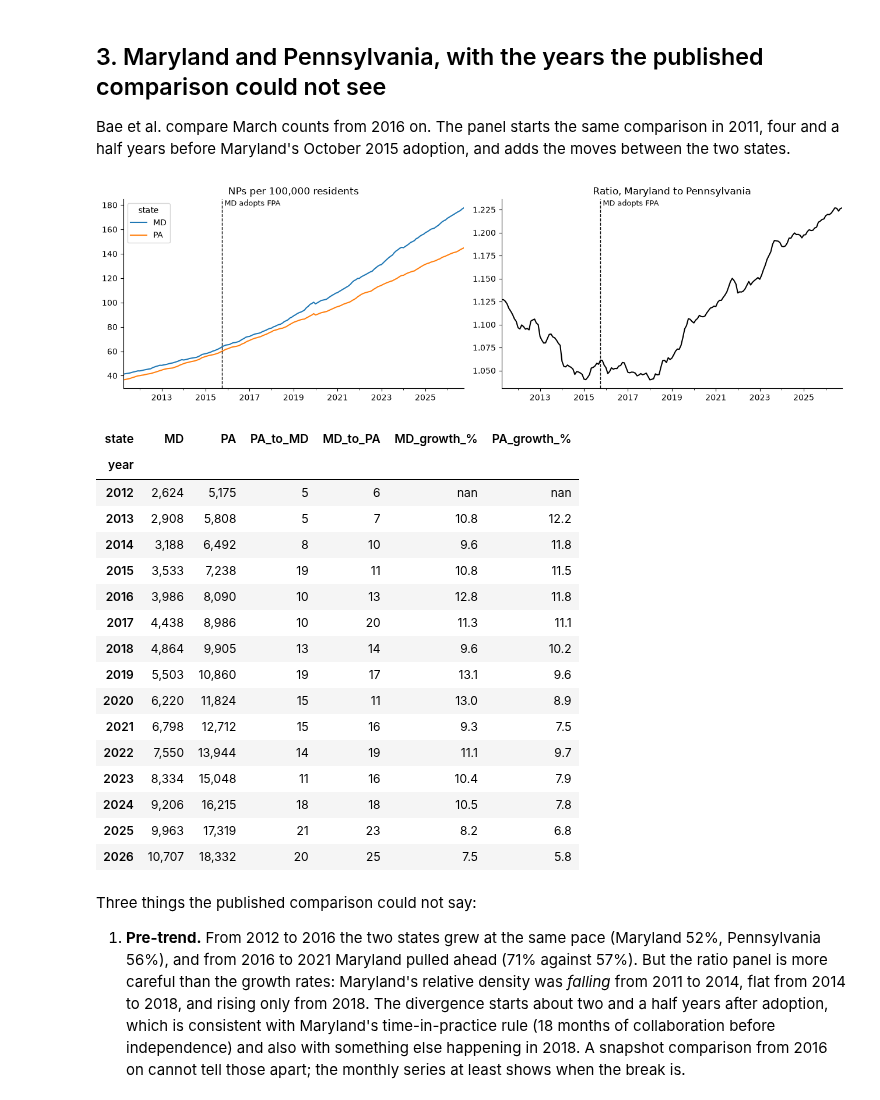
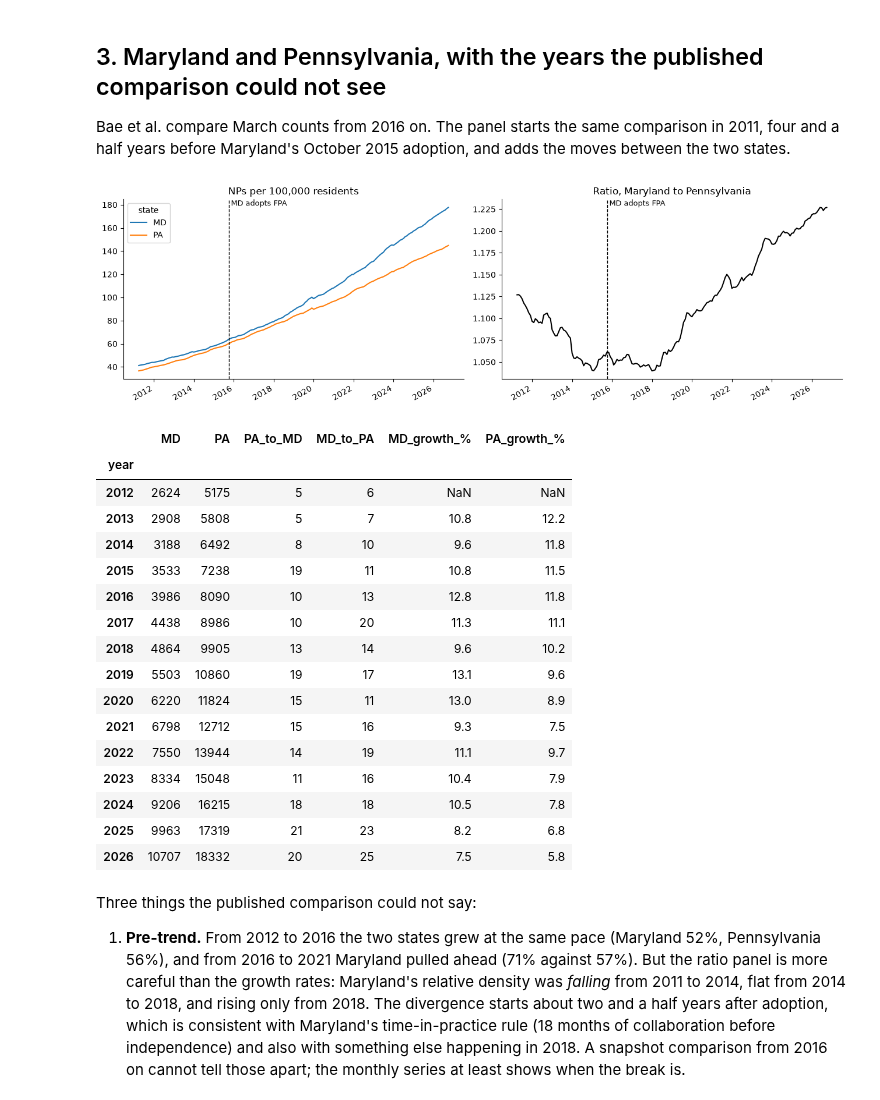
Before and after one commit to nathansutton/healthcare-ledger, a Jupyter notebook: research/np-full-practice-authority/np_full_practice_authority.ipynb, the cells around one changed output. Saved outputs shown, nothing was run; the diff lists cells and outputs as text; code cells hidden in the pictures.

```diff
--- a/notebooks/01_nurse_practitioners_full_practice_authority.ipynb
+++ b/research/np-full-practice-authority/np_full_practice_authority.ipynb
@@ -14,18 +14,20 @@ All three limits come from using NPPES as a snapshot. This notebook uses the mon
 
 The point of the notebook is the data, not a verdict. Read the estimates as what a researcher would get on day one, before the choices (regional controls, population weights, time-in-practice rules, anticipation) that a paper would have to make.
 # %%
-import sys, warnings
-sys.path.insert(0, ".")
+import warnings
 warnings.filterwarnings("ignore")
 import numpy as np, pandas as pd
 import matplotlib.pyplot as plt
 import pyfixest as pf
 from differences import ATTgt
-import nppes_nb as nb
+from pipeline import build
 
 pd.set_option("display.width", 160); pd.set_option("display.max_columns", 30); pd.set_option("display.precision", 3)
 plt.rcParams.update({"figure.figsize": (10, 4), "axes.spines.top": False, "axes.spines.right": False})
-con = nb.connect()
+
+# Run sql/*.sql against the export ($NPPES_EXPORT, or the repo's export/) into build/np_fpa.duckdb.
+# Every table queried below is made by one of those files; this notebook only estimates and plots.
+con = build()
 # %% [markdown]
 ## 1. When each state adopted FPA
 
@@ -106,39 +94,52 @@ panel[["state", "month", "nps", "entry", "move", "move_out", "sole_proprietors",
 Bae et al. compare March counts from 2016 on. The panel starts the same comparison in 2011, four and a half years before Maryland's October 2015 adoption, and adds the moves between the two states.
 # %%
 md_pa = panel[panel.state.isin(["MD", "PA"])].pivot(index="month", columns="state", values="nps_per_100k")
+adopt = pd.Timestamp("2015-10-01")
 fig, axes = plt.subplots(1, 2, figsize=(13, 4))
-md_pa.plot(ax=axes[0]); axes[0].axvline(pd.Period("2015-10", "M").ordinal, color="k", ls="--", lw=1)
-axes[0].set_title("NPs per 100,000 residents"); axes[0].set_xlabel("")
-(md_pa.MD / md_pa.PA).plot(ax=axes[1], color="k"); axes[1].axvline(pd.Period("2015-10", "M").ordinal, color="k", ls="--", lw=1)
-axes[1].set_title("Ratio, Maryland to Pennsylvania"); axes[1].set_xlabel("")
-for ax in axes: ax.text(pd.Period("2015-10", "M").ordinal, ax.get_ylim()[1], " MD adopts FPA", va="top", fontsize=9)
+md_pa.plot(ax=axes[0]); axes[0].set_title("NPs per 100,000 residents")
+(md_pa.MD / md_pa.PA).plot(ax=axes[1], color="k"); axes[1].set_title("Ratio, Maryland to Pennsylvania")
+for ax in axes:
+    ax.axvline(adopt, color="k", ls="--", lw=1); ax.set_xlabel("")
+    ax.text(adopt, ax.get_ylim()[1], " MD adopts FPA", va="top", fontsize=9)
 plt.tight_layout(); plt.show()
 
-march = panel[(panel.state.isin(["MD", "PA"])) & (panel.month.dt.month == 3)].pivot(index="year", columns="state", values="nps")
-mv = ev[ev.event == "move"]
-march["PA_to_MD"] = mv[(mv.from_state == "PA") & (mv.state == "MD")].groupby(mv.date.dt.year).size()
-march["MD_to_PA"] = mv[(mv.from_state == "MD") & (mv.state == "PA")].groupby(mv.date.dt.year).size()
-march["MD_growth_%"] = march.MD.pct_change() * 100; march["PA_growth_%"] = march.PA.pct_change() * 100
-march.loc[2012:2026].style.format({"MD": "{:,.0f}", "PA": "{:,.0f}", "PA_to_MD": "{:,.0f}", "MD_to_PA": "{:,.0f}", "MD_growth_%": "{:.1f}", "PA_growth_%": "{:.1f}"})
+# March counts, as in the published comparison, with the moves between the two states each year
+con.sql("""
+WITH march AS (
+    SELECT year, max(nps) FILTER (WHERE state = 'MD') AS MD, max(nps) FILTER (WHERE state = 'PA') AS PA
+    FROM np_state_month WHERE state IN ('MD', 'PA') AND month(month) = 3 GROUP BY year
+),
+moves AS (
+    SELECT year(date) AS year,
+           count(*) FILTER (WHERE from_state = 'PA' AND state = 'MD') AS PA_to_MD,
+           count(*) FILTER (WHERE from_state = 'MD' AND state = 'PA') AS MD_to_PA
+    FROM np_moves GROUP BY 1
+)
+SELECT year, MD, PA, PA_to_MD, MD_to_PA,
+       round(100 * (MD / lag(MD) OVER (ORDER BY year) - 1), 1) AS "MD_growth_%",
+       round(100 * (PA / lag(PA) OVER (ORDER BY year) - 1), 1) AS "PA_growth_%"
+FROM march LEFT JOIN moves USING (year)
+ORDER BY year
+""").df().set_index("year")
 # %% [output]
-[figure, old version]
+[figure, new version]
-| state | MD | PA | PA_to_MD | MD_to_PA | MD_growth_% | PA_growth_% |
+|  | MD | PA | PA_to_MD | MD_to_PA | MD_growth_% | PA_growth_% |
 | year |  |  |  |  |  |  |
-| 2012 | 2,624 | 5,175 | 5 | 6 | nan | nan |
-| 2013 | 2,908 | 5,808 | 5 | 7 | 10.8 | 12.2 |
-| 2014 | 3,188 | 6,492 | 8 | 10 | 9.6 | 11.8 |
-| 2015 | 3,533 | 7,238 | 19 | 11 | 10.8 | 11.5 |
-| 2016 | 3,986 | 8,090 | 10 | 13 | 12.8 | 11.8 |
-| 2017 | 4,438 | 8,986 | 10 | 20 | 11.3 | 11.1 |
-| 2018 | 4,864 | 9,905 | 13 | 14 | 9.6 | 10.2 |
-| 2019 | 5,503 | 10,860 | 19 | 17 | 13.1 | 9.6 |
-| 2020 | 6,220 | 11,824 | 15 | 11 | 13.0 | 8.9 |
-| 2021 | 6,798 | 12,712 | 15 | 16 | 9.3 | 7.5 |
-| 2022 | 7,550 | 13,944 | 14 | 19 | 11.1 | 9.7 |
-| 2023 | 8,334 | 15,048 | 11 | 16 | 10.4 | 7.9 |
-| 2024 | 9,206 | 16,215 | 18 | 18 | 10.5 | 7.8 |
-| 2025 | 9,963 | 17,319 | 21 | 23 | 8.2 | 6.8 |
-| 2026 | 10,707 | 18,332 | 20 | 25 | 7.5 | 5.8 |
+| 2012 | 2624 | 5175 | 5 | 6 | NaN | NaN |
+| 2013 | 2908 | 5808 | 5 | 7 | 10.8 | 12.2 |
+| 2014 | 3188 | 6492 | 8 | 10 | 9.6 | 11.8 |
+| 2015 | 3533 | 7238 | 19 | 11 | 10.8 | 11.5 |
+| 2016 | 3986 | 8090 | 10 | 13 | 12.8 | 11.8 |
+| 2017 | 4438 | 8986 | 10 | 20 | 11.3 | 11.1 |
+| 2018 | 4864 | 9905 | 13 | 14 | 9.6 | 10.2 |
+| 2019 | 5503 | 10860 | 19 | 17 | 13.1 | 9.6 |
+| 2020 | 6220 | 11824 | 15 | 11 | 13.0 | 8.9 |
+| 2021 | 6798 | 12712 | 15 | 16 | 9.3 | 7.5 |
+| 2022 | 7550 | 13944 | 14 | 19 | 11.1 | 9.7 |
+| 2023 | 8334 | 15048 | 11 | 16 | 10.4 | 7.9 |
+| 2024 | 9206 | 16215 | 18 | 18 | 10.5 | 7.8 |
+| 2025 | 9963 | 17319 | 21 | 23 | 8.2 | 6.8 |
+| 2026 | 10707 | 18332 | 20 | 25 | 7.5 | 5.8 |
 # %% [markdown]
 Three things the published comparison could not say:
 
```
Also changed, not shown: parts of 15 cells of this notebook, 27 other files.
